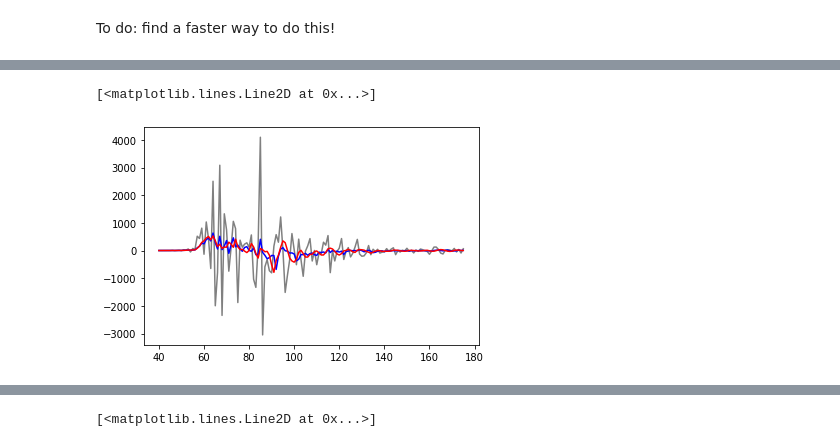
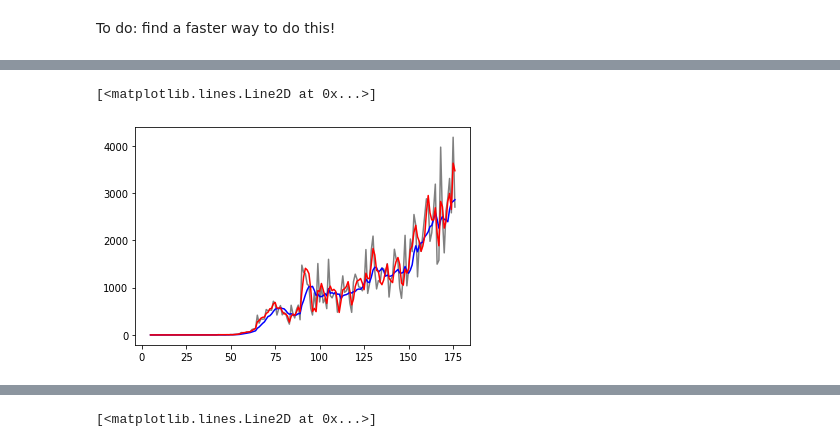
Before and after one commit to jydiw/covid-19-data, a Jupyter notebook: eda_nytimes-data.ipynb, the cells around one changed output, grey strips where cells are left out. Drawn from its saved outputs; the diff is of its cells as text; code cells hidden in the pictures.

```diff
--- a/eda_nytimes-data.ipynb
+++ b/eda_nytimes-data.ipynb
@@ -355,0 +382,8 @@ new_deaths_per_100k
+# %%
+ding = time()
+df, new_cols_7s = add_change_cols(df, cols_7s, pre='new_', clip=True)
+df, delta_new_cols_7s = add_change_cols(df, new_cols_7s, pre='delta_', clip=False)
+dong = time()
+print(dong - ding)
+print(df.columns)
+df.head()
@@ -355,0 +413,3 @@ new_deaths_per_100k
+# %%
+temp_cols = [col for col in df.columns if col[-2:] == '7s']
+temp_cols
@@ -355,0 +429,2 @@ new_deaths_per_100k
+# %%
+df[temp_cols] = df[temp_cols].round(4)
@@ -378,3 +462,8 @@ df['days'] = ((df['date'] - df['date'].min()) / np.timedelta64(1, 'D')).astype('
 # %%
 import seaborn as sns
 import matplotlib.pyplot as plt
+# %%
+county = 'Los Angeles'
+plt.plot('days', 'cases', data=df[df['county'] == county], color='gray')
+plt.plot('days', 'cases_7d', data=df[df['county'] == county], color='blue')
+plt.plot('days', 'cases_7s', data=df[df['county'] == county], color='red')
@@ -381,7 +473,7 @@ import matplotlib.pyplot as plt
 # %%
-plt.plot('days', 'delta_new_cases', data=df[df['county'] == 'New York City'], color='gray')
-plt.plot('days', 'delta_new_cases_7d', data=df[df['county'] == 'New York City'], color='blue')
-plt.plot('days', 'new_cases_slope', data=df[df['county'] == 'New York City'], color='red')
+plt.plot('days', 'new_cases', data=df[df['county'] == county], color='gray')
+plt.plot('days', 'new_cases_7d', data=df[df['county'] == county], color='blue')
+plt.plot('days', 'new_cases_7s', data=df[df['county'] == county], color='red')
 # %% [output]
 [<matplotlib.lines.Line2D at 0x...>]
-[figure, old version]
+[figure, new version]
```
Also changed, not shown: parts of 43 cells of this notebook.
